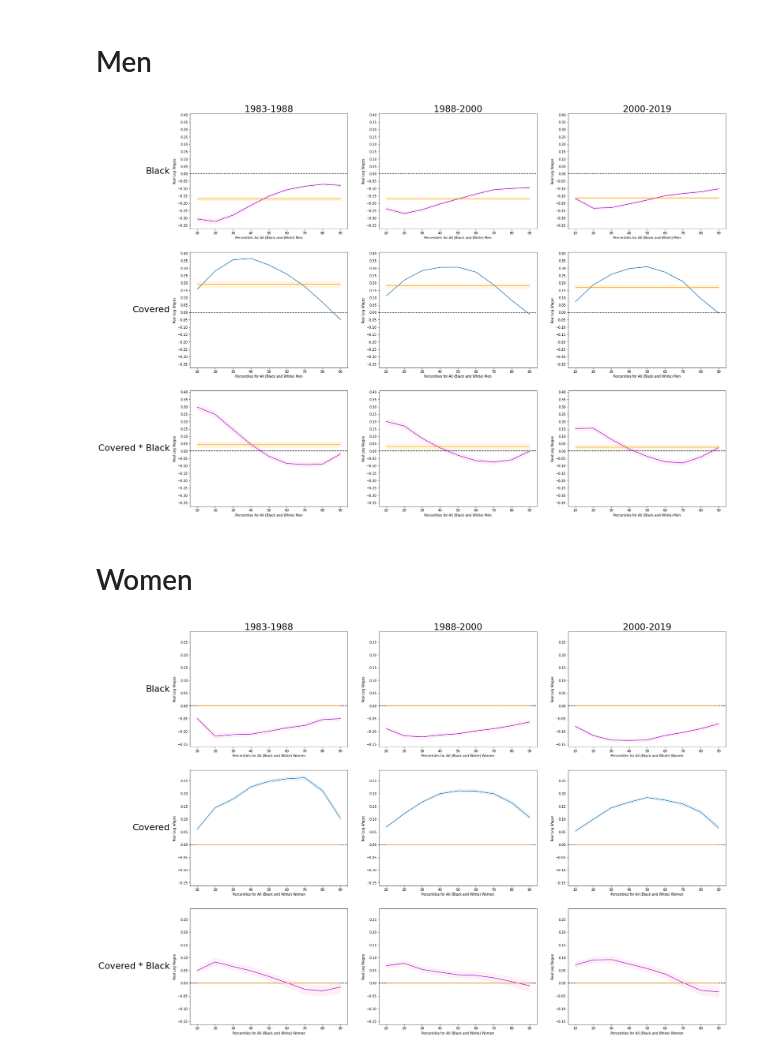
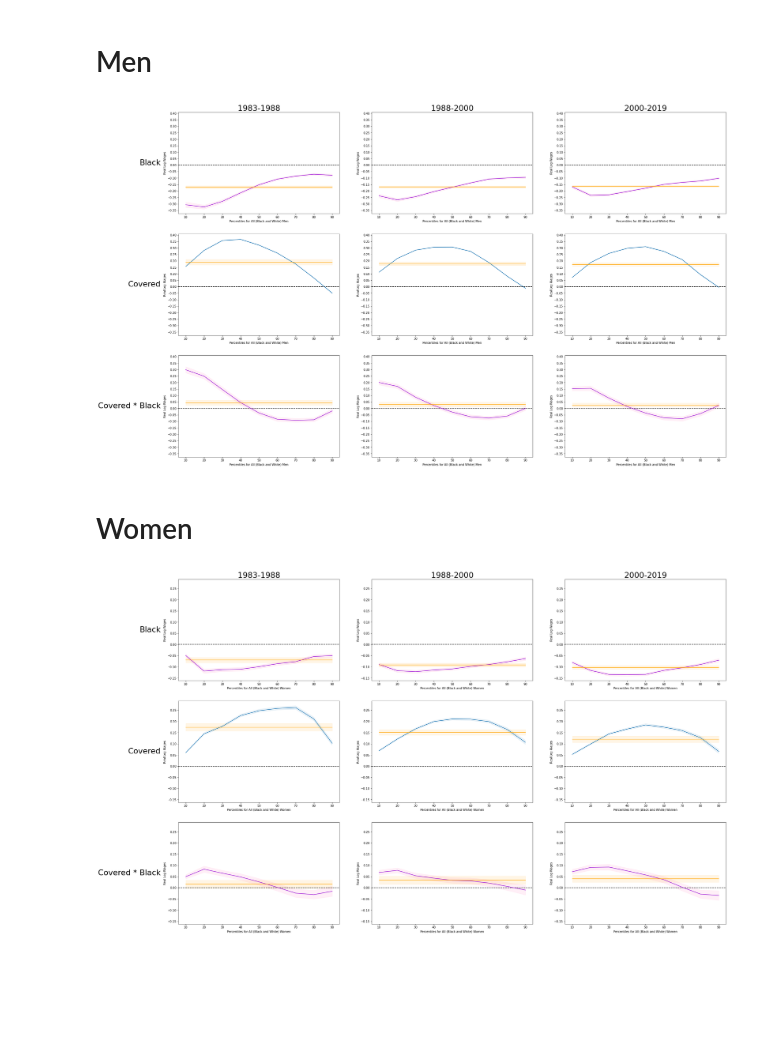
Before and after one commit to aadsouza/econ499, a Jupyter notebook: code/rifreg2plots.ipynb, the cells around one changed output. Cells and saved outputs as stored; diff of their text form; code cells hidden in the pictures; blank space fills up the shorter version.

Commit message:
rifreg2plots good to go

```diff
--- a/code/rifreg2plots.ipynb
+++ b/code/rifreg2plots.ipynb
@@ -158,7 +158,7 @@ timesmen0019["ubols"] = .0413467
 # ax.fill_between(timesmen0019.percentile, timesmen0019.lbols, timesmen0019.ubols, alpha = 0.1, color = "orange")
 # %%
 # Table RIF-OLS Regression of Real Log Wages on Union Coverage and Race - Men
-fig, ax = plt.subplots(3,3, figsize = (30, 20), sharey = True, sharex = True)
+fig, ax = plt.subplots(3,3, figsize = (35, 20), sharey = True, sharex = True)
 
 for i in [0,1,2]:
     for j in [0,1,2]:
@@ -225,34 +225,34 @@ ax[2,1].plot(timesmen8800.percentile, timesmen8800.ols, color = "orange")
 ax[2,1].fill_between(timesmen8800.percentile, timesmen8800.lbols, timesmen8800.ubols, alpha = 0.1, color = "orange")
 
 #0019 Times
 ax[2,2].axhline(y = 0, color = "black", linestyle ="--")
 ax[2,2].plot(timesmen0019.percentile, timesmen0019.coef, color = "darkviolet")
 ax[2,2].fill_between(timesmen0019.percentile, timesmen0019.lb, timesmen0019.ub, color = "hotpink", alpha = 0.1)
 ax[2,2].plot(timesmen0019.percentile, timesmen0019.ols, color = "orange")
 ax[2,2].fill_between(timesmen0019.percentile, timesmen0019.lbols, timesmen0019.ubols, alpha = 0.1, color = "orange")
 
 
 cols = ['{}'.format(col) for col in ["1983-1988", "1988-2000", "2000-2019"]]
 rows = ['{}'.format(row) for row in ["Black", "Covered", "Covered * Black"]]
 
 pad = 5 # in points
 
 for a, col in zip(ax[0], cols):
     a.annotate(col, xy=(0.5, 1), xytext=(0, pad),
                 xycoords='axes fraction', textcoords='offset points',
                 size=27, ha='center', va='baseline')
 
 for a, row in zip(ax[:,0], rows):
     a.annotate(row, xy=(0, 0.5), xytext=(-a.yaxis.labelpad - pad, 0),
                 xycoords=a.yaxis.label, textcoords='offset points',
                 size=27, ha='right', va='center')
 
 
 fig.subplots_adjust(left=0.15, top=0.95)
 
 plt.show()
 # %% [output]
-[figure, old version]
+[figure, new version]
 # %% [markdown]
 # Women
 # %%
@@ -392,7 +392,7 @@ timeswom0019["ubols"] = .0563076
 # ax.fill_between(timeswom0019.percentile, timeswom0019.lbols, timeswom0019.ubols, alpha = 0.1, color = "orange")
 # %%
 # Table RIF-OLS Regression of Real Log Wages on Union Coverage and Race - Women
-fig, ax = plt.subplots(3,3, figsize = (30, 20), sharey = True, sharex = True)
+fig, ax = plt.subplots(3,3, figsize = (35, 20), sharey = True, sharex = True)
 
 for i in [0,1,2]:
     for j in [0,1,2]:
@@ -486,4 +486,4 @@ fig.subplots_adjust(left=0.15, top=0.95)
 
 plt.show()
 # %% [output]
-[figure, old version]
+[figure, new version]
```
Also changed, not shown: 2 other files.
